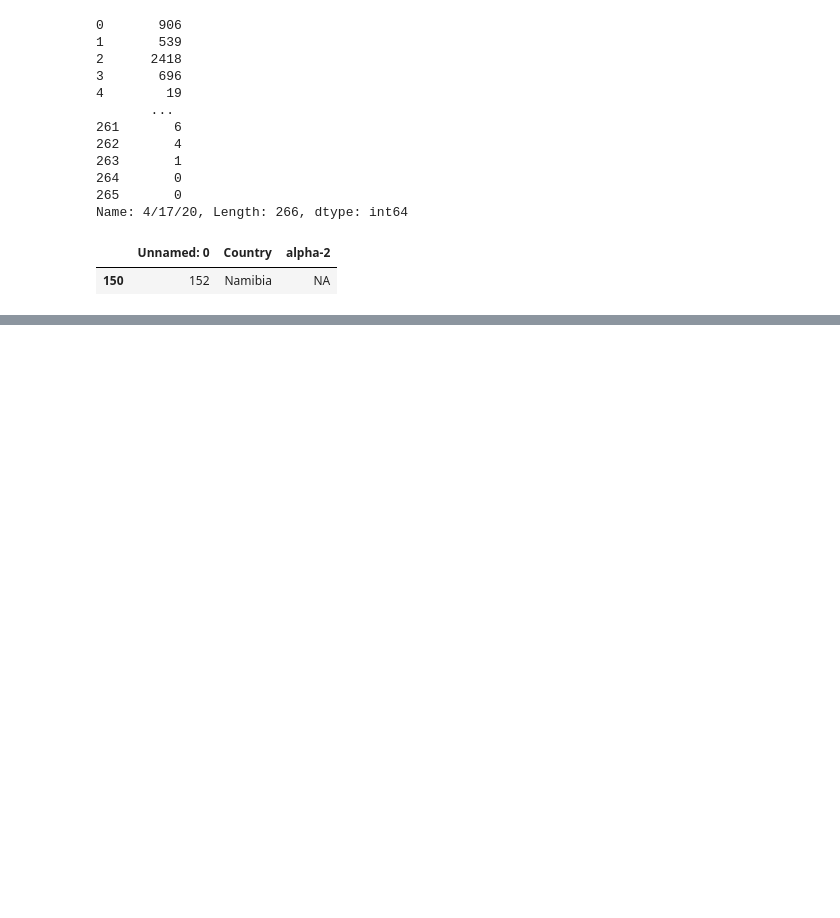
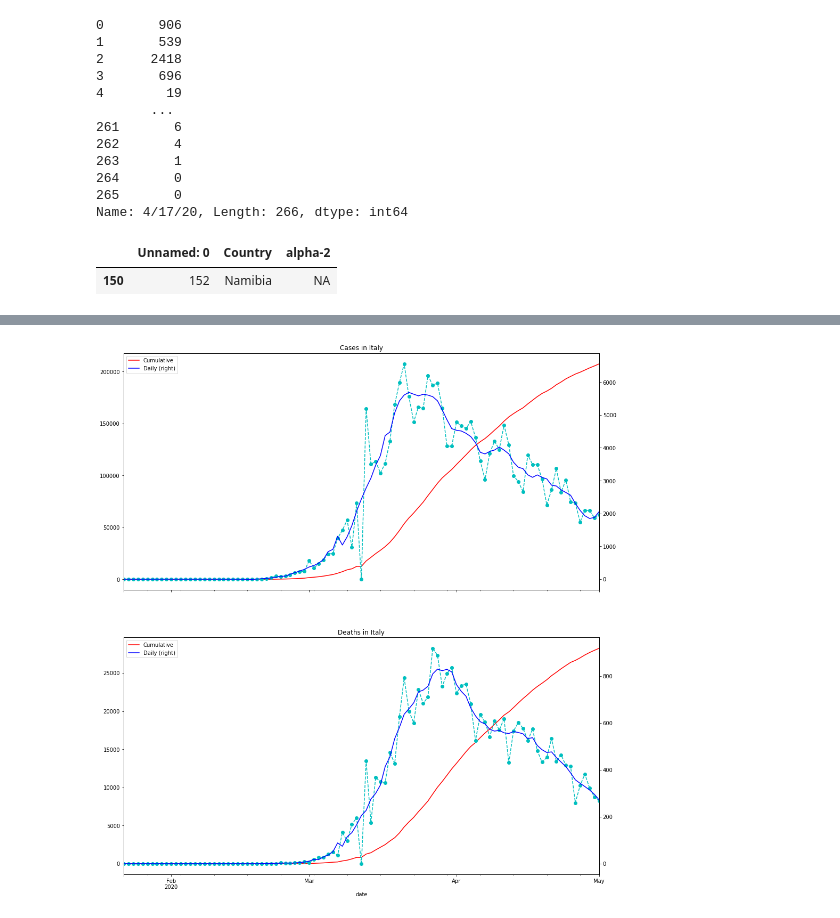
Before and after one commit to jpmieville/COVID-19_data_analyis, a Jupyter notebook: covid19_world.ipynb, the cells around one changed output, grey strips where cells are left out. Cells and saved outputs as stored; diff of their text form; code cells hidden in the pictures; blank space fills up the shorter version.

```diff
--- a/covid19_world.ipynb
+++ b/covid19_world.ipynb
@@ -738,0 +775,4 @@ Index(['US', 'Spain', 'Italy', 'United Kingdom', 'France', 'Germany', 'Turkey',
+# %%
+plot_daily(it)
+# %% [output]
+[figure, added]
```
Also changed, not shown: parts of 71 cells of this notebook, 1 other file.
